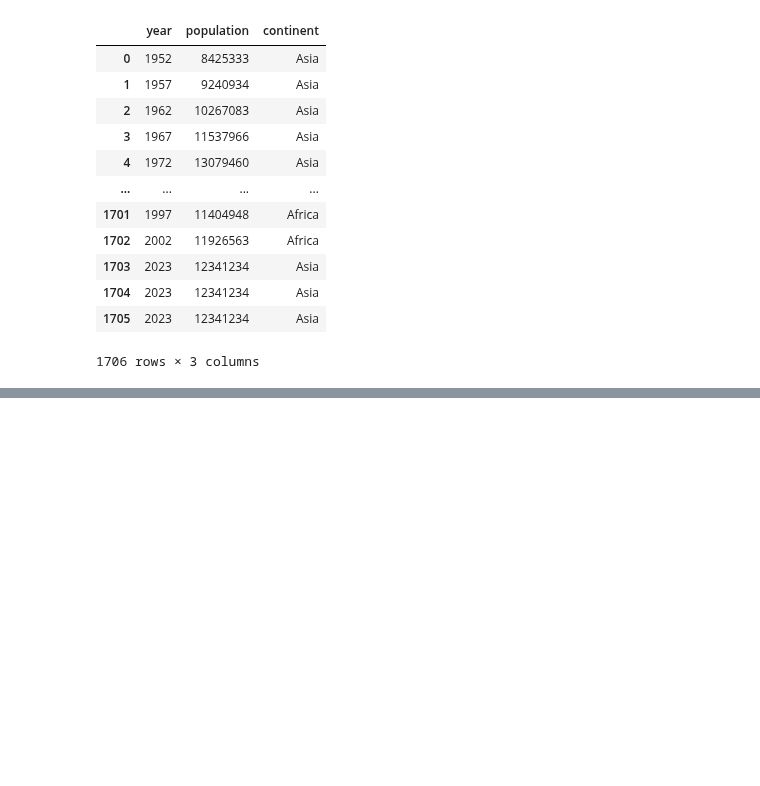
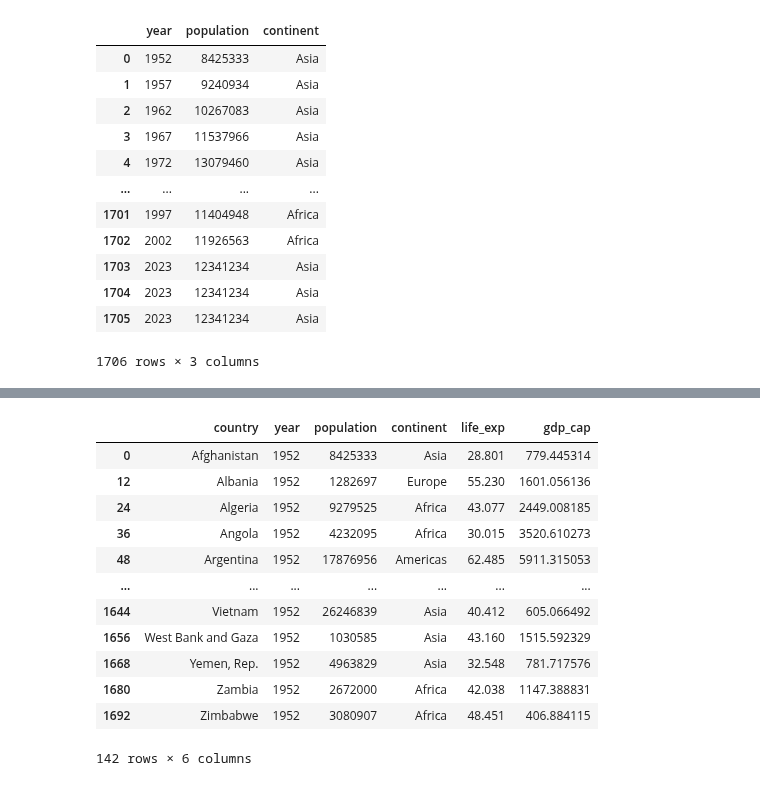
Before and after one commit to jeeet0700/Pandas, a Jupyter notebook: Panda_interview_prep.ipynb, the cells around one changed output, grey strips where cells are left out. Drawn from its saved outputs; the diff is of its cells as text; code cells hidden in the pictures; blank space fills up the shorter version.

```diff
--- a/Panda_interview_prep.ipynb
+++ b/Panda_interview_prep.ipynb
@@ -1024,0 +1093,16 @@ df.loc[:,'year':'continent']
+# %%
+df.drop_duplicates(subset=['country'])
+# %% [output]
+|  | country | year | population | continent | life_exp | gdp_cap |
+| 0 | Afghanistan | 1952 | 8425333 | Asia | 28.801 | 779.445314 |
+| 12 | Albania | 1952 | 1282697 | Europe | 55.230 | 1601.056136 |
+| 24 | Algeria | 1952 | 9279525 | Africa | 43.077 | 2449.008185 |
+| 36 | Angola | 1952 | 4232095 | Africa | 30.015 | 3520.610273 |
+| 48 | Argentina | 1952 | 17876956 | Americas | 62.485 | 5911.315053 |
+| ... | ... | ... | ... | ... | ... | ... |
+| 1644 | Vietnam | 1952 | 26246839 | Asia | 40.412 | 605.066492 |
+| 1656 | West Bank and Gaza | 1952 | 1030585 | Asia | 43.160 | 1515.592329 |
+| 1668 | Yemen, Rep. | 1952 | 4963829 | Asia | 32.548 | 781.717576 |
+| 1680 | Zambia | 1952 | 2672000 | Africa | 42.038 | 1147.388831 |
+| 1692 | Zimbabwe | 1952 | 3080907 | Africa | 48.451 | 406.884115 |
+142 rows × 6 columns
```
Also changed, not shown: parts of 20 cells of this notebook.
